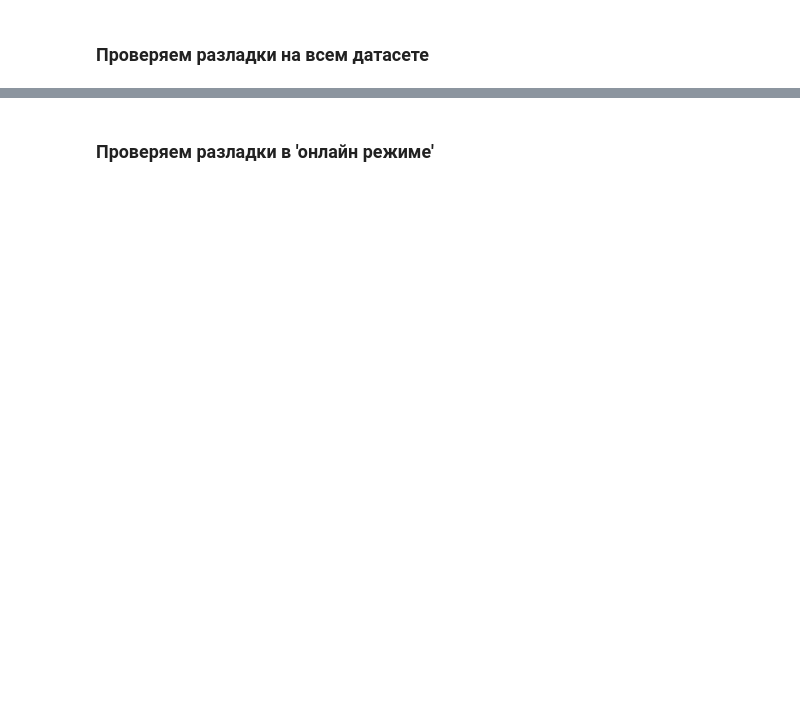
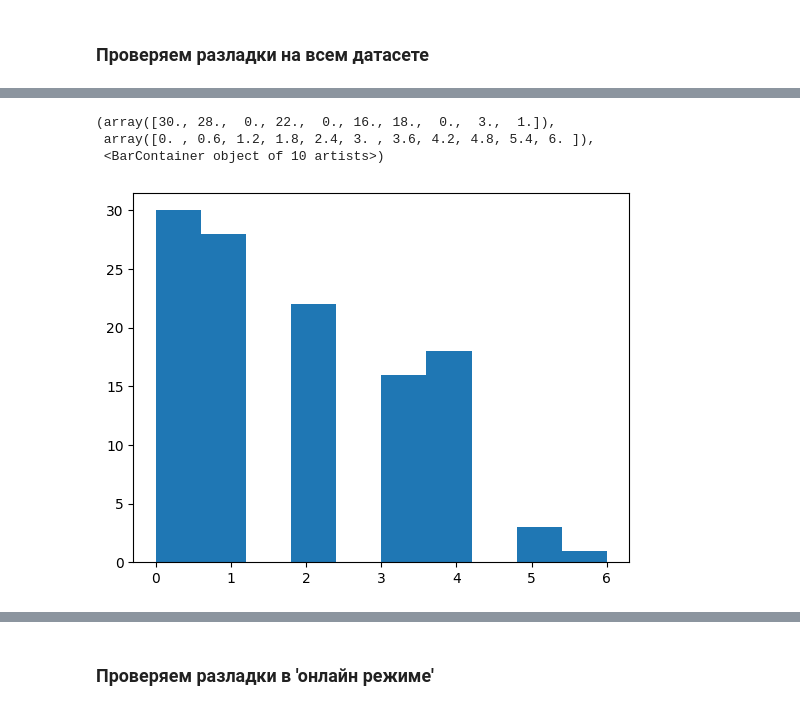
Before and after one commit to Xenomirant/ts_prediction, a Jupyter notebook: scripts/Tracking_changepoints_ShiryaevRoberts.ipynb, the cells around one changed output, grey strips where cells are left out. Cells and saved outputs as stored; diff of their text form; code cells hidden in the pictures; blank space fills up the shorter version.

```diff
--- a/scripts/Tracking_changepoints_ShiryaevRoberts.ipynb
+++ b/scripts/Tracking_changepoints_ShiryaevRoberts.ipynb
@@ -114,0 +123,8 @@ fig.show()
+# %%
+# распределение по дням недели
+plt.hist([point.dayofweek for point in changepoint])
+# %% [output]
+(array([30., 28.,  0., 22.,  0., 16., 18.,  0.,  3.,  1.]),
+ array([0. , 0.6, 1.2, 1.8, 2.4, 3. , 3.6, 4.2, 4.8, 5.4, 6. ]),
+ <BarContainer object of 10 artists>)
+[figure, added]
```
Also changed, not shown: parts of 6 cells of this notebook, 6 other files.
